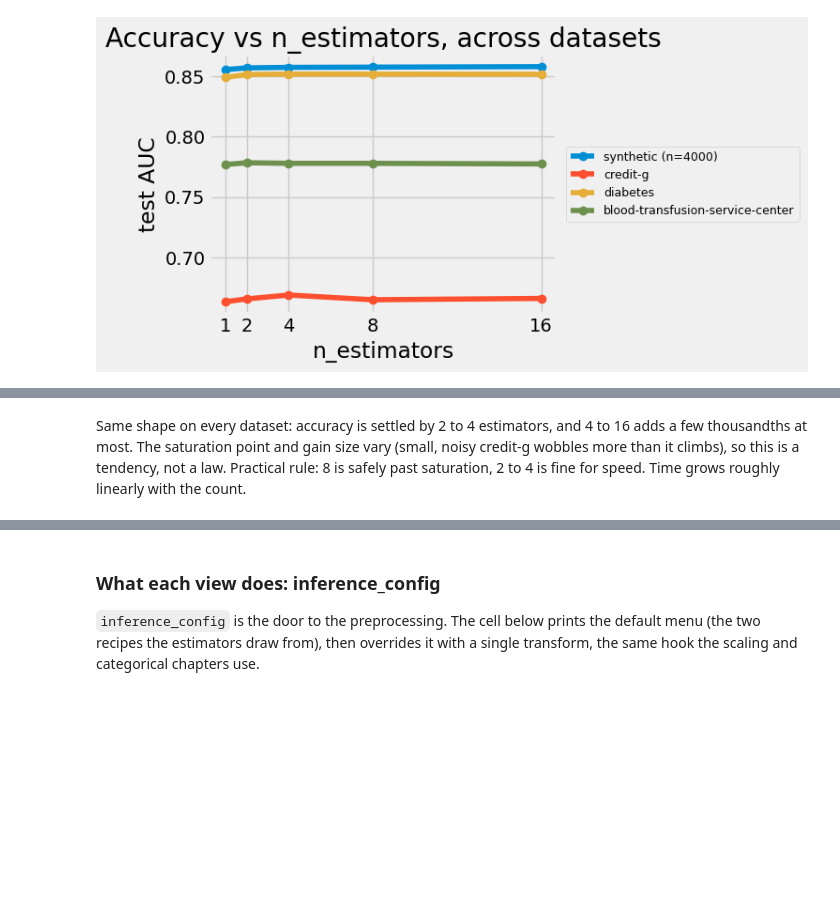
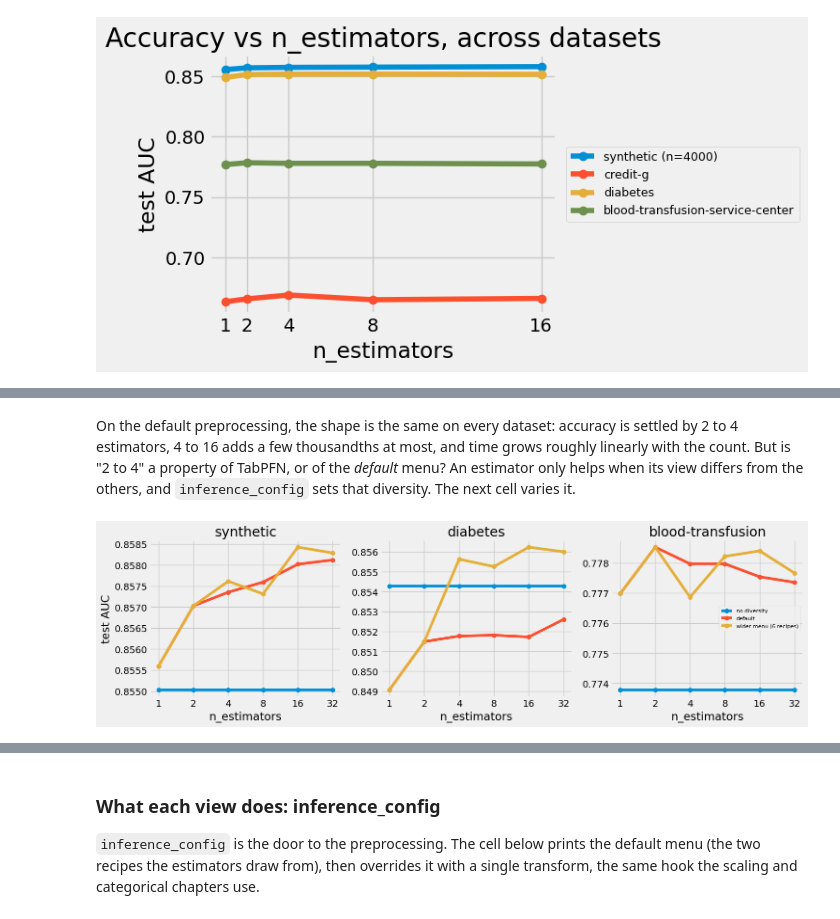
Before and after one commit to CardoAI/TabPFNPractitioner, a Jupyter notebook: notebooks/Parameters.ipynb, the cells around one changed output, grey strips where cells are left out. Drawn from its saved outputs; the diff is of its cells as text; code cells hidden in the pictures; blank space fills up the shorter version.

```diff
--- a/notebooks/Parameters.ipynb
+++ b/notebooks/Parameters.ipynb
@@ -271,6 +271,55 @@ n_estimators= 4: 1.50s
 n_estimators=16: 3.42s
 # %% [markdown]
-Same shape on every dataset: accuracy is settled by 2 to 4 estimators, and 4 to 16 adds a few thousandths
-at most. The saturation point and gain size vary (small, noisy credit-g wobbles more than it climbs), so
-this is a tendency, not a law. Practical rule: 8 is safely past saturation, 2 to 4 is fine for speed. Time
-grows roughly linearly with the count.
+On the default preprocessing, the shape is the same on every dataset: accuracy is settled by 2 to 4
+estimators, 4 to 16 adds a few thousandths at most, and time grows roughly linearly with the count. But is
+"2 to 4" a property of TabPFN, or of the *default* menu? An estimator only helps when its view differs from
+the others, and `inference_config` sets that diversity. The next cell varies it.
+# %%
+# Is "2 to 4 estimators" universal, or a property of the default menu? An estimator only helps if its view
+# differs from the rest, and inference_config sets that. Sweep n_estimators under three configs: no
+# diversity (one recipe, shifts off), the default 2-recipe menu, and a wider 6-recipe menu.
+from tabpfn.preprocessing import PreprocessorConfig
+from tqdm.auto import tqdm
+
+config_datasets = {"synthetic": make_data(n=4000, seed=0),
+                   "diabetes": load_openml_binary("diabetes"),
+                   "blood-transfusion": load_openml_binary("blood-transfusion-service-center")}
+
+diverse_menu = [
+    PreprocessorConfig(name="squashing_scaler_default", categorical_name="numeric", global_transformer_name="svd_quarter_components"),
+    PreprocessorConfig(name="quantile_uni", categorical_name="numeric"),
+    PreprocessorConfig(name="safepower", categorical_name="numeric"),
+    PreprocessorConfig(name="none", categorical_name="numeric"),
+    PreprocessorConfig(name="quantile_norm", categorical_name="numeric", global_transformer_name="svd_quarter_components"),
+    PreprocessorConfig(name="robust", categorical_name="numeric"),
+]
+diversity_configs = {
+    "no diversity": {"PREPROCESS_TRANSFORMS": [PreprocessorConfig(name="quantile_uni", categorical_name="numeric")],
+                     "FEATURE_SHIFT_METHOD": None, "CLASS_SHIFT_METHOD": None},
+    "default": {},
+    "wider menu (6 recipes)": {"PREPROCESS_TRANSFORMS": diverse_menu},
+}
+estimator_grid = [1, 2, 4, 8, 16, 32]
+
+config_rows = []
+for data_name, (X, y) in tqdm(config_datasets.items(), desc="n_estimators x config"):
+    X_train, X_test, y_train, y_test = train_test_split(X, y, test_size=0.4, random_state=0, stratify=y)
+    for config_name, cfg in diversity_configs.items():
+        for n in estimator_grid:
+            model = TabPFNClassifier(n_estimators=n, random_state=0, inference_config=cfg).fit(X_train, y_train)
+            auc = roc_auc_score(y_test, model.predict_proba(X_test)[:, 1])
+            config_rows.append({"dataset": data_name, "config": config_name, "n_estimators": n, "auc": auc})
+
+config_sweep = pd.DataFrame(config_rows)
+fig, axes = plt.subplots(1, 3, figsize=(15, 4.5))
+for ax, data_name in zip(axes, config_datasets):
+    sub = config_sweep[config_sweep.dataset == data_name]
+    for config_name in diversity_configs:
+        line = sub[sub.config == config_name].sort_values("n_estimators")
+        ax.plot(line.n_estimators, line.auc, marker="o", label=config_name)
+    ax.set_xscale("log", base=2); ax.set_xticks(estimator_grid); ax.set_xticklabels(estimator_grid)
+    ax.set_title(data_name); ax.set_xlabel("n_estimators")
+axes[0].set_ylabel("test AUC"); axes[-1].legend(fontsize=8)
+fig.tight_layout(); plt.show()
+# %% [output]
+[figure, added]
```
Also changed, not shown: parts of 4 cells of this notebook.
